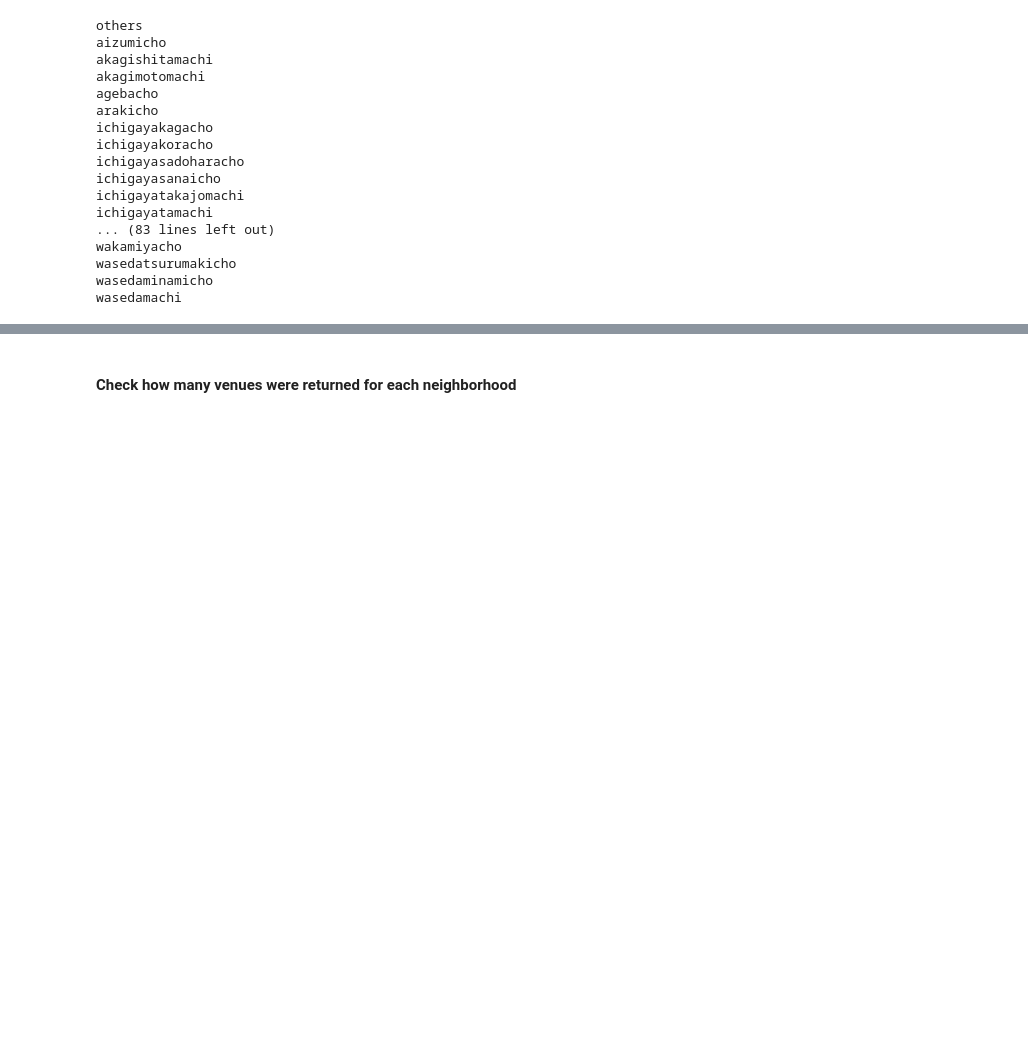
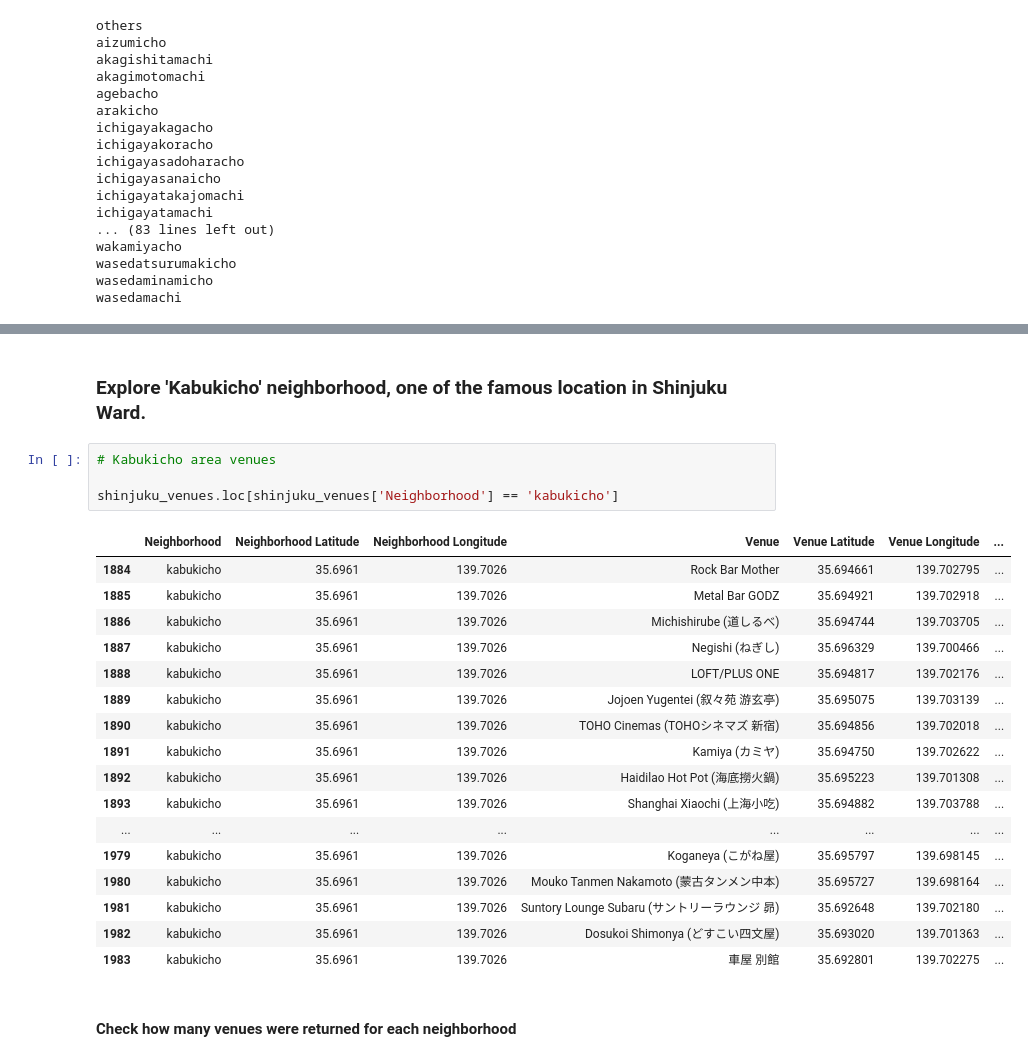
Before and after one commit to serenaroseaini/Bulan, a Jupyter notebook: Capstone project_Final.ipynb, the cells around one changed output, grey strips where cells are left out. Drawn from its saved outputs; the diff is of its cells as text; blank space fills up the shorter version.

```diff
--- a/Capstone project_Final.ipynb
+++ b/Capstone project_Final.ipynb
@@ -702,3 +740,27 @@ shinjuku_venues.head(10)
+# %% [markdown]
+### Explore 'Kabukicho' neighborhood, one of the famous location in Shinjuku Ward.
+# %%
+# Kabukicho area venues
+
+shinjuku_venues.loc[shinjuku_venues['Neighborhood'] == 'kabukicho']
+# %% [output]
+|  | Neighborhood | Neighborhood Latitude | Neighborhood Longitude | Venue | Venue Latitude | Venue Longitude | ... |
+| 1884 | kabukicho | 35.6961 | 139.7026 | Rock Bar Mother | 35.694661 | 139.702795 | ... |
+| 1885 | kabukicho | 35.6961 | 139.7026 | Metal Bar GODZ | 35.694921 | 139.702918 | ... |
+| 1886 | kabukicho | 35.6961 | 139.7026 | Michishirube (道しるべ) | 35.694744 | 139.703705 | ... |
+| 1887 | kabukicho | 35.6961 | 139.7026 | Negishi (ねぎし) | 35.696329 | 139.700466 | ... |
+| 1888 | kabukicho | 35.6961 | 139.7026 | LOFT/PLUS ONE | 35.694817 | 139.702176 | ... |
+| 1889 | kabukicho | 35.6961 | 139.7026 | Jojoen Yugentei (叙々苑 游玄亭) | 35.695075 | 139.703139 | ... |
+| 1890 | kabukicho | 35.6961 | 139.7026 | TOHO Cinemas (TOHOシネマズ 新宿) | 35.694856 | 139.702018 | ... |
+| 1891 | kabukicho | 35.6961 | 139.7026 | Kamiya (カミヤ) | 35.694750 | 139.702622 | ... |
+| 1892 | kabukicho | 35.6961 | 139.7026 | Haidilao Hot Pot (海底撈火鍋) | 35.695223 | 139.701308 | ... |
+| 1893 | kabukicho | 35.6961 | 139.7026 | Shanghai Xiaochi (上海小吃) | 35.694882 | 139.703788 | ... |
+| ... | ... | ... | ... | ... | ... | ... | ... |
+| 1979 | kabukicho | 35.6961 | 139.7026 | Koganeya (こがね屋) | 35.695797 | 139.698145 | ... |
+| 1980 | kabukicho | 35.6961 | 139.7026 | Mouko Tanmen Nakamoto (蒙古タンメン中本) | 35.695727 | 139.698164 | ... |
+| 1981 | kabukicho | 35.6961 | 139.7026 | Suntory Lounge Subaru (サントリーラウンジ 昴) | 35.692648 | 139.702180 | ... |
+| 1982 | kabukicho | 35.6961 | 139.7026 | Dosukoi Shimonya (どすこい四文屋) | 35.693020 | 139.701363 | ... |
+| 1983 | kabukicho | 35.6961 | 139.7026 | 車屋 別館 | 35.692801 | 139.702275 | ... |
 # %% [markdown]
 #### Check how many venues were returned for each neighborhood
 # %%
```
Also changed, not shown: parts of 21 cells of this notebook.
